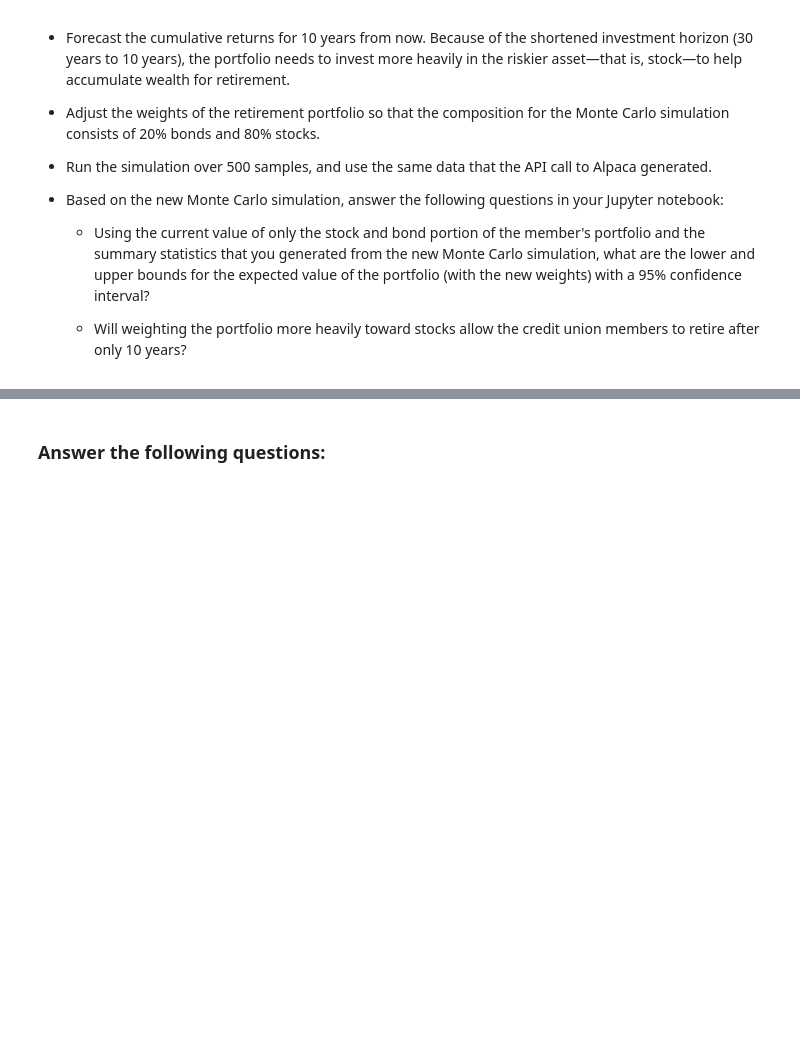
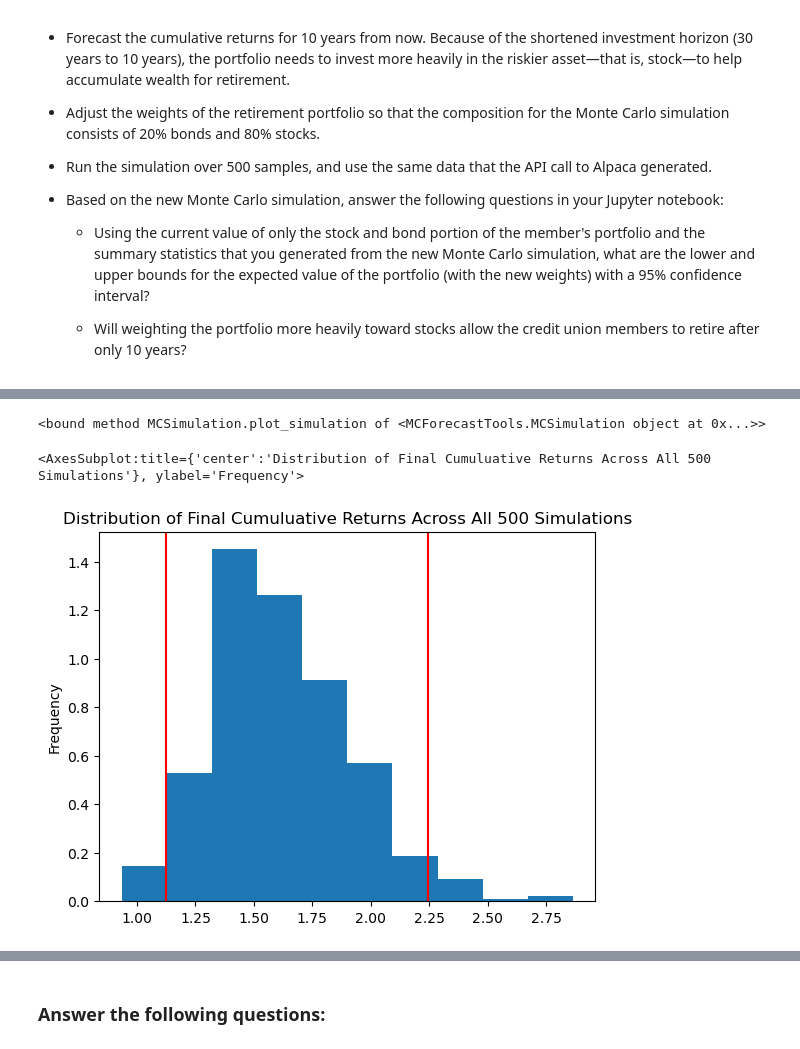
Before and after one commit to BubbaHexinator/Challenge_5, a Jupyter notebook: financial_planning_tools.ipynb, the cells around one changed output, grey strips where cells are left out. Cells and saved outputs as stored; diff of their text form; code cells hidden in the pictures; blank space fills up the shorter version.

```diff
--- a/financial_planning_tools.ipynb
+++ b/financial_planning_tools.ipynb
@@ -239,8 +249,7 @@ alpaca = tradeapi.REST(
 - `start_date` and `end_date`: Use the same date for these parameters, and format them with the date of the previous weekday (or `2020-08-07`). This is because you want the one closing price for the most-recent trading day.
 # %%
 # Set the tickers for both the bond and stock portion of the portfolio
-tickers = ["SPY","AGG"]
-print(tickers)
+tickers = ["AGG", "SPY"]
 
 # Set timeframe to 1Day
 timeframe = "1Day"
@@ -569,7 +716,12 @@ For this new Monte Carlo simulation, do the following:
 # Configure a Monte Carlo simulation to forecast 10 years cumulative returns
 # The weights should be split 20% to AGG and 80% to SPY.
 # Run 500 samples.
-# YOUR CODE HERE
+MC_tenyear = MCSimulation(
+    portfolio_data = close_prices_three_year_concat,
+    weights = [.20,.80],
+    num_simulation = 500,
+    num_trading_days = 252*10
+)
 
 # Review the simulation input data
-# YOUR CODE HERE
+?MCSimulation
@@ -579,11 +780,21 @@ For this new Monte Carlo simulation, do the following:
 # %%
 # Visualize the 10-year Monte Carlo simulation by creating an
 # overlay line plot
-# YOUR CODE HERE
+
+MC_sim_tenyear_line_plot = MC_tenyear.plot_simulation
+
+MC_sim_tenyear_line_plot
+# %% [output]
+<bound method MCSimulation.plot_simulation of <MCForecastTools.MCSimulation object at 0x...>>
 # %%
 # Visualize the probability distribution of the 10-year Monte Carlo simulation
 # by plotting a histogram
-# YOUR CODE HERE
+MC_sim_tenyear_dist_plot = MC_tenyear.plot_distribution()
+
+MC_sim_tenyear_dist_plot
+# %% [output]
+<AxesSubplot:title={'center':'Distribution of Final Cumuluative Returns Across All 500 Simulations'}, ylabel='Frequency'>
+[figure, added]
 # %%
 # Generate summary statistics from the 10-year Monte Carlo simulation results
 # Save the results as a variable
```
Also changed, not shown: parts of 42 cells of this notebook.
